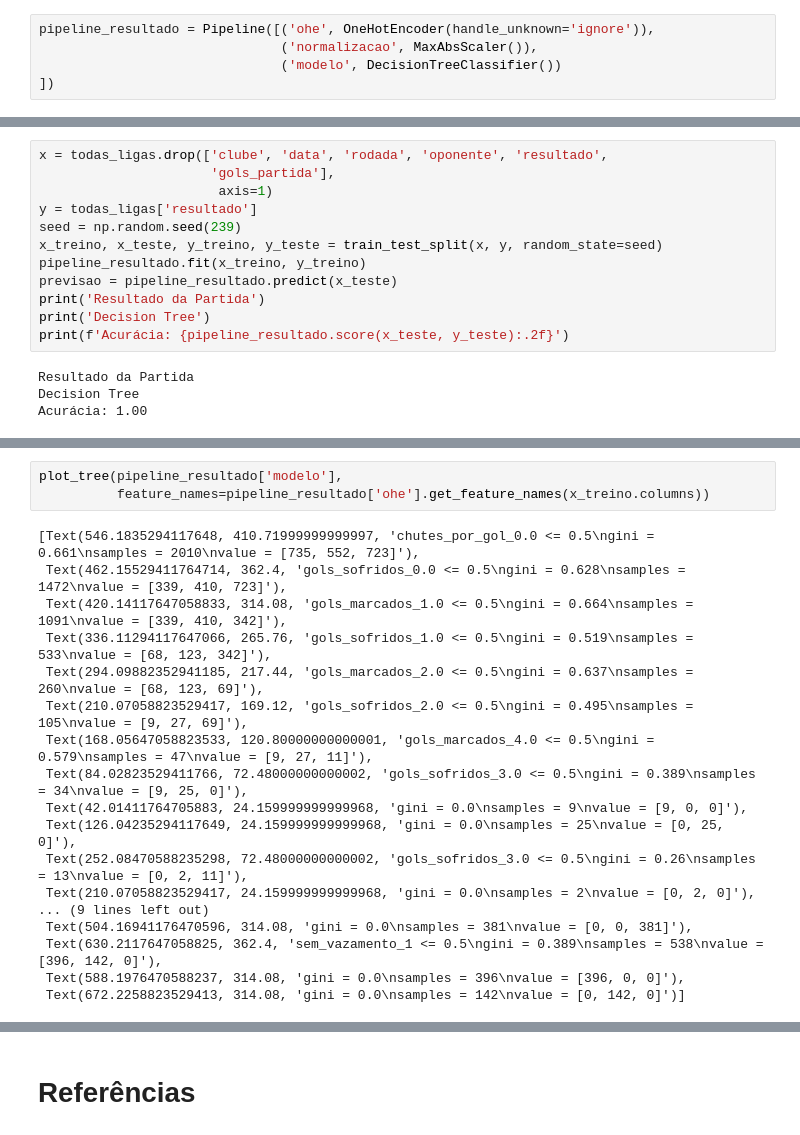
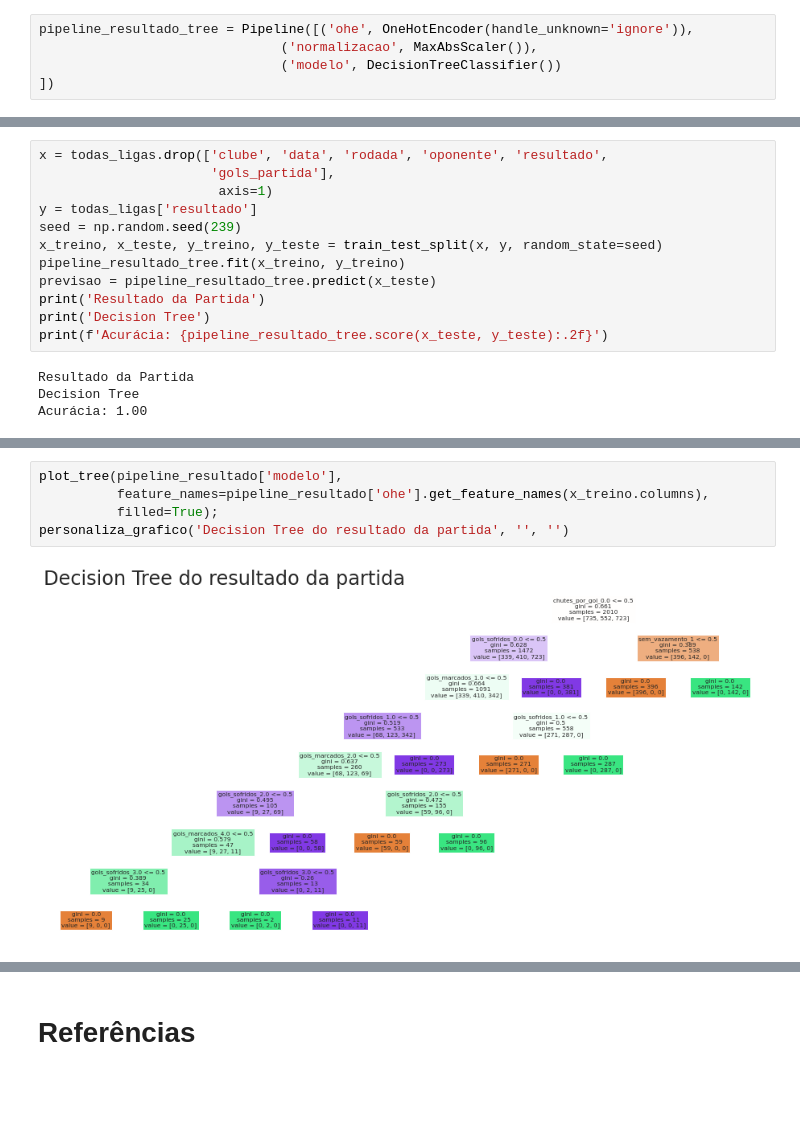
Before and after one commit to MarcosRMG/Estatisticas-de-Futebol, a Jupyter notebook: Estatisticas_do_Futebol.ipynb, the cells around one changed output, grey strips where cells are left out. Saved outputs shown, nothing was run; the diff lists cells and outputs as text; blank space fills up the shorter version.

```diff
--- a/Estatisticas_do_Futebol.ipynb
+++ b/Estatisticas_do_Futebol.ipynb
@@ -254,7 +259,7 @@ Variáveis escluídas:  ['cartoes_total']
 # %% [markdown]
 ## 5.1 Resultado da partida
 # %%
-pipeline_resultado = Pipeline([('ohe', OneHotEncoder(handle_unknown='ignore')),
+pipeline_resultado_tree = Pipeline([('ohe', OneHotEncoder(handle_unknown='ignore')),
                                ('normalizacao', MaxAbsScaler()),
                                ('modelo', DecisionTreeClassifier())
 ])
@@ -274,11 +279,11 @@ x = todas_ligas.drop(['clube', 'data', 'rodada', 'oponente', 'resultado',
 y = todas_ligas['resultado']
 seed = np.random.seed(239)
 x_treino, x_teste, y_treino, y_teste = train_test_split(x, y, random_state=seed)
-pipeline_resultado.fit(x_treino, y_treino)
-previsao = pipeline_resultado.predict(x_teste)
+pipeline_resultado_tree.fit(x_treino, y_treino)
+previsao = pipeline_resultado_tree.predict(x_teste)
 print('Resultado da Partida')
 print('Decision Tree')
-print(f'Acurácia: {pipeline_resultado.score(x_teste, y_teste):.2f}')
+print(f'Acurácia: {pipeline_resultado_tree.score(x_teste, y_teste):.2f}')
 # %% [output]
 Resultado da Partida
 Decision Tree
@@ -286,24 +311,10 @@ Acurácia: 1.00
 # %%
 plot_tree(pipeline_resultado['modelo'],
-          feature_names=pipeline_resultado['ohe'].get_feature_names(x_treino.columns))
+          feature_names=pipeline_resultado['ohe'].get_feature_names(x_treino.columns),
+          filled=True);
+personaliza_grafico('Decision Tree do resultado da partida', '', '')
 # %% [output]
-[Text(546.1835294117648, 410.71999999999997, 'chutes_por_gol_0.0 <= 0.5\ngini = 0.661\nsamples = 2010\nvalue = [735, 552, 723]'),
- Text(462.15529411764714, 362.4, 'gols_sofridos_0.0 <= 0.5\ngini = 0.628\nsamples = 1472\nvalue = [339, 410, 723]'),
- Text(420.14117647058833, 314.08, 'gols_marcados_1.0 <= 0.5\ngini = 0.664\nsamples = 1091\nvalue = [339, 410, 342]'),
- Text(336.11294117647066, 265.76, 'gols_sofridos_1.0 <= 0.5\ngini = 0.519\nsamples = 533\nvalue = [68, 123, 342]'),
- Text(294.09882352941185, 217.44, 'gols_marcados_2.0 <= 0.5\ngini = 0.637\nsamples = 260\nvalue = [68, 123, 69]'),
- Text(210.07058823529417, 169.12, 'gols_sofridos_2.0 <= 0.5\ngini = 0.495\nsamples = 105\nvalue = [9, 27, 69]'),
- Text(168.05647058823533, 120.80000000000001, 'gols_marcados_4.0 <= 0.5\ngini = 0.579\nsamples = 47\nvalue = [9, 27, 11]'),
- Text(84.02823529411766, 72.48000000000002, 'gols_sofridos_3.0 <= 0.5\ngini = 0.389\nsamples = 34\nvalue = [9, 25, 0]'),
- Text(42.01411764705883, 24.159999999999968, 'gini = 0.0\nsamples = 9\nvalue = [9, 0, 0]'),
- Text(126.04235294117649, 24.159999999999968, 'gini = 0.0\nsamples = 25\nvalue = [0, 25, 0]'),
- Text(252.08470588235298, 72.48000000000002, 'gols_sofridos_3.0 <= 0.5\ngini = 0.26\nsamples = 13\nvalue = [0, 2, 11]'),
- Text(210.07058823529417, 24.159999999999968, 'gini = 0.0\nsamples = 2\nvalue = [0, 2, 0]'),
-... (9 lines left out)
- Text(504.16941176470596, 314.08, 'gini = 0.0\nsamples = 381\nvalue = [0, 0, 381]'),
- Text(630.2117647058825, 362.4, 'sem_vazamento_1 <= 0.5\ngini = 0.389\nsamples = 538\nvalue = [396, 142, 0]'),
- Text(588.1976470588237, 314.08, 'gini = 0.0\nsamples = 396\nvalue = [396, 0, 0]'),
- Text(672.2258823529413, 314.08, 'gini = 0.0\nsamples = 142\nvalue = [0, 142, 0]')]
+[figure, added]
 # %%
 _ = pd.DataFrame({'feature_importance': pipeline_resultado['modelo'].feature_importances_,
                   'variavel': pipeline_resultado['ohe'].get_feature_names(x_treino.columns)}).sort_values('feature_importance',
```
Also changed, not shown: parts of 14 cells of this notebook, 2 other files.
